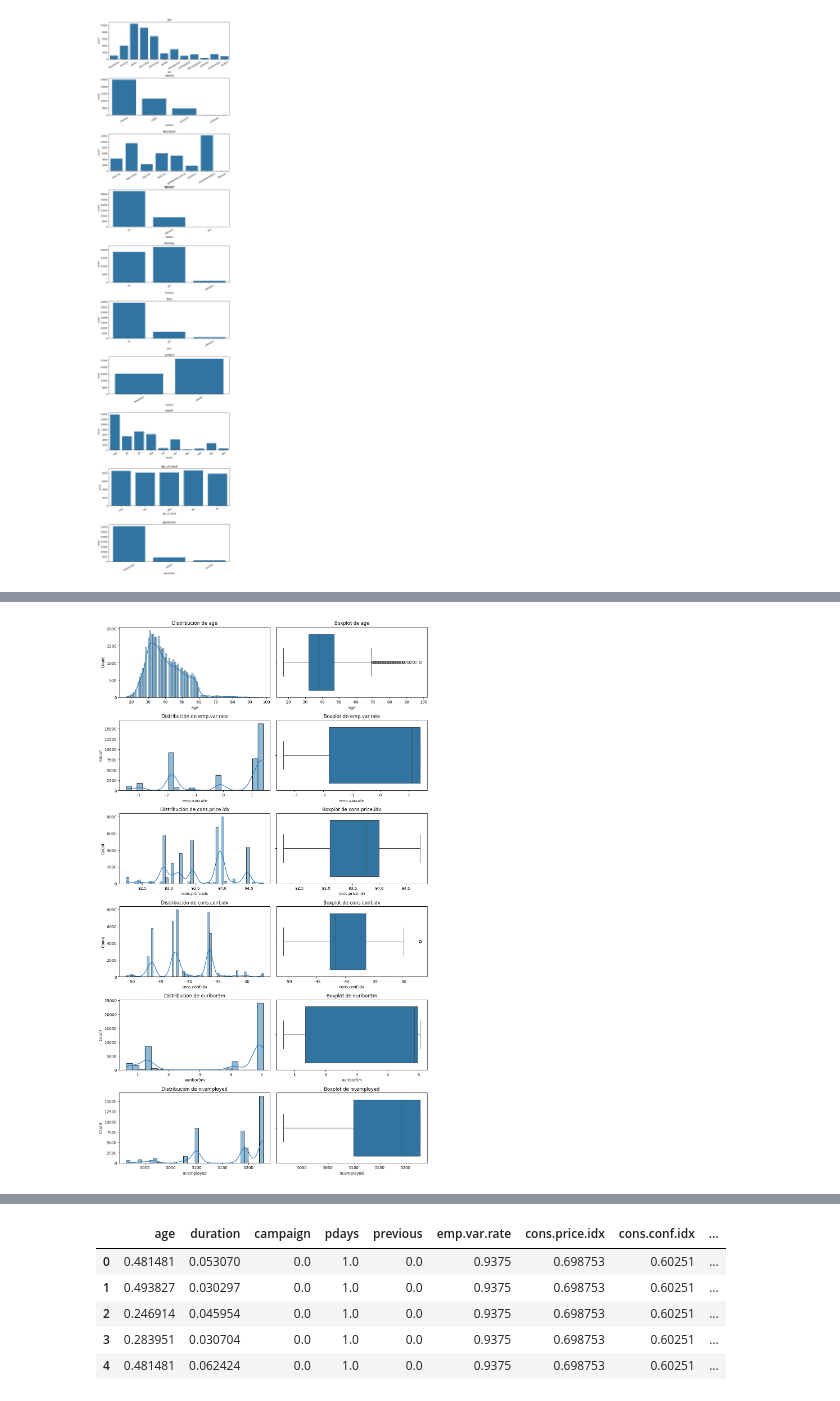
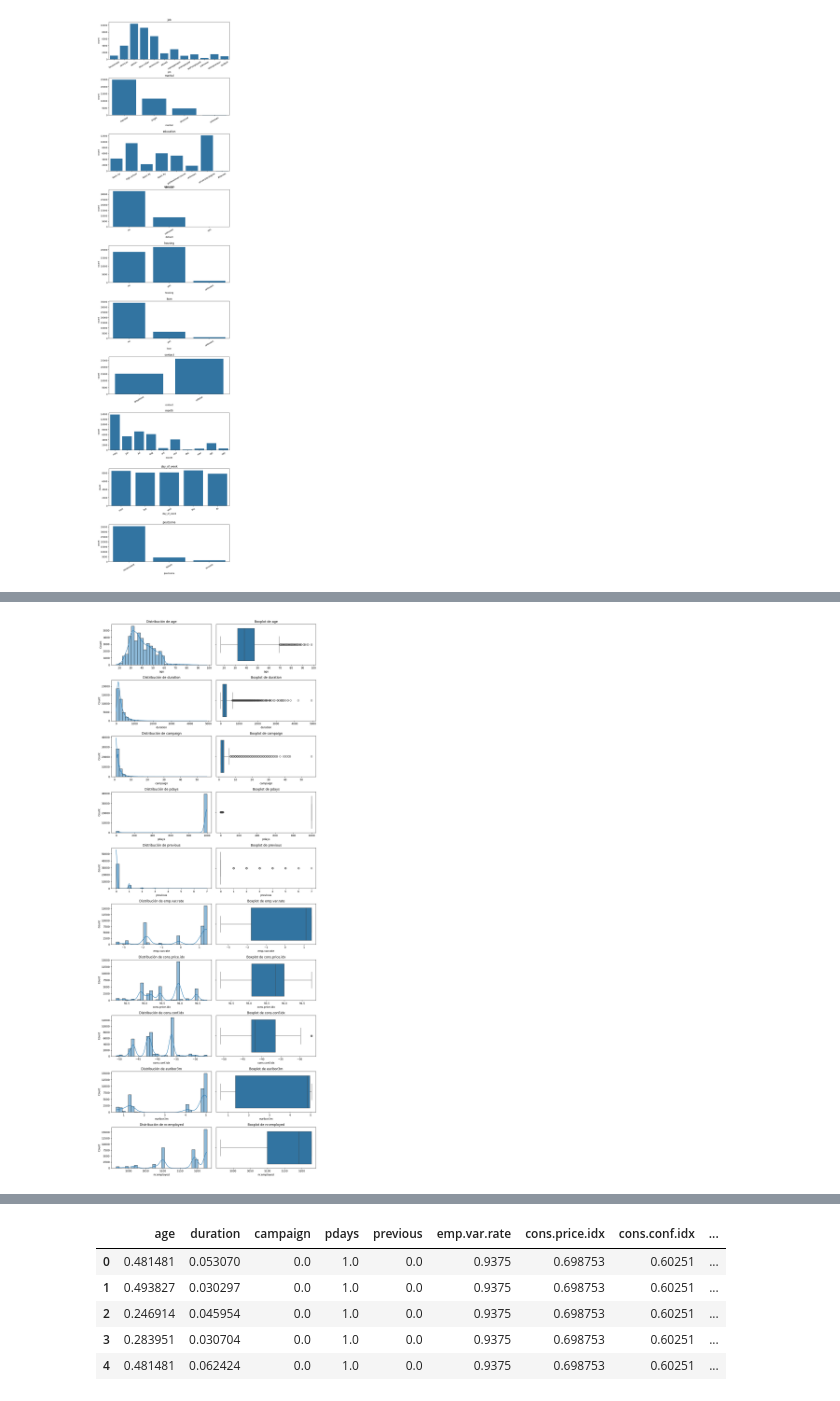
Before and after one commit to maldo1904/Logistic-Regression-Project-Tutorial, a Jupyter notebook: src/explore.ipynb, the cells around one changed output, grey strips where cells are left out. Saved outputs shown, nothing was run; the diff lists cells and outputs as text; code cells hidden in the pictures.

```diff
--- a/src/explore.ipynb
+++ b/src/explore.ipynb
@@ -76,7 +76,8 @@ for i, columna in enumerate(columnas_categoricas):
 [figure]
 # %%
 # ELIMINAR COLUMNAS IRRELEVANTES
-df.drop(columns=['contact','month','day_of_week','duration','campaign','pdays','previous'],inplace=True)
+df = df.drop(columns=['default', 'poutcome'])
+
 df.info()
 # %% [output]
 <class 'pandas.core.frame.DataFrame'>
@@ -111,24 +112,25 @@ df.describe()
 # %%
 import matplotlib.pyplot as plt
 import seaborn as sns
 
-# Variables numéricas a analizar
-variables_numericas = ['age', 'emp.var.rate', 'cons.price.idx', 'cons.conf.idx',
-                       'euribor3m', 'nr.employed']
+# Lista de variables numéricas
+numeric_cols = ['age', 'duration', 'campaign', 'pdays', 'previous', 'emp.var.rate',
+                'cons.price.idx', 'cons.conf.idx', 'euribor3m', 'nr.employed']
 
-# Crear una figura con subgráficos (histograma + boxplot por variable)
-fig, axis = plt.subplots(len(variables_numericas), 2, figsize=(12, 20))
+# Crear figuras para histogramas y boxplots
+fig, axes = plt.subplots(nrows=len(numeric_cols), ncols=2, figsize=(12, 30))
+fig.subplots_adjust(hspace=0.5)
 
-for i, variable in enumerate(variables_numericas):
-    # Histograma con curva de densidad
-    sns.histplot(ax=axis[i, 0], data=df, x=variable, kde=True)
-    axis[i, 0].set_title(f"Distribución de {variable}")
+for i, col in enumerate(numeric_cols):
+    # Histograma (Distribución de la variable)
+    sns.histplot(df[col], bins=30, kde=True, ax=axes[i, 0])
+    axes[i, 0].set_title(f"Distribución de {col}")
 
-    # Boxplot
-    sns.boxplot(ax=axis[i, 1], data=df, x=variable)
-    axis[i, 1].set_title(f"Boxplot de {variable}")
+    # Boxplot (Detección de outliers)
+    sns.boxplot(x=df[col], ax=axes[i, 1])
+    axes[i, 1].set_title(f"Boxplot de {col}")
 
-plt.tight_layout()  # Ajusta la distribución de gráficos
+plt.tight_layout()
 plt.show()
 # %% [output]
-[figure, old version]
+[figure, new version]
```
Also changed, not shown: parts of 20 cells of this notebook, 2 other files.
